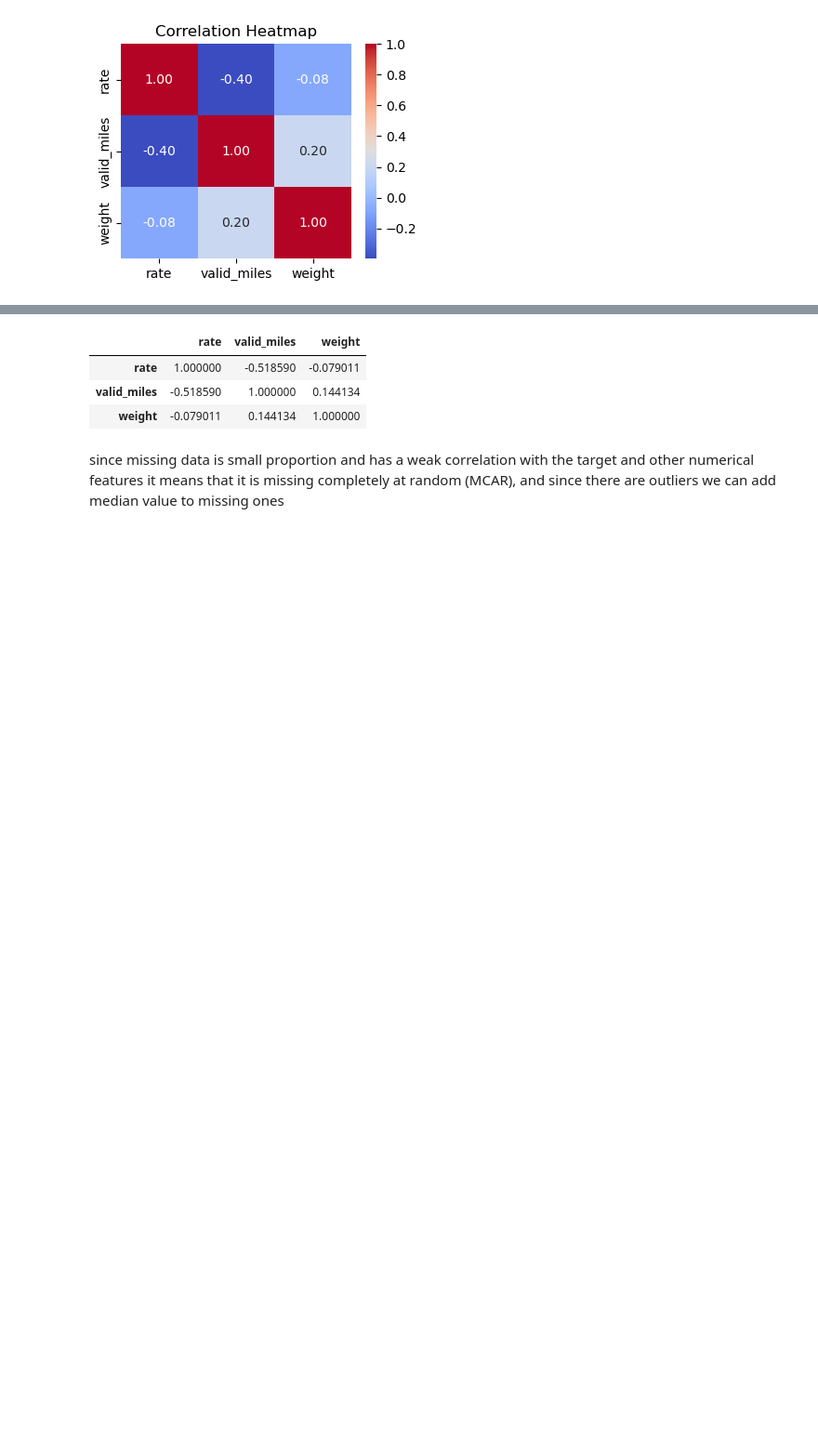
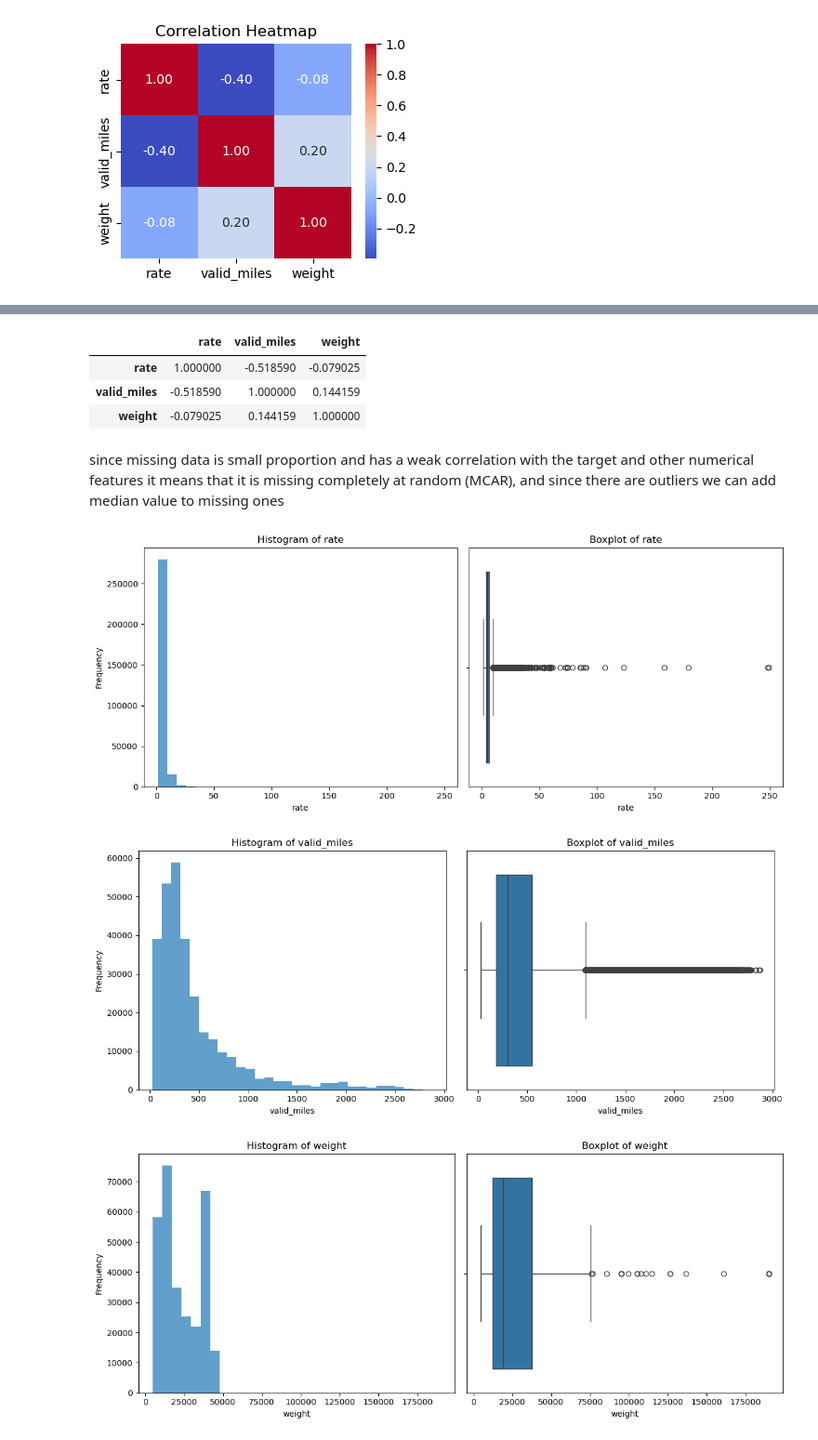
Before and after one commit to lluussiinn/ml-engineer, a Jupyter notebook: main.ipynb, the cells around one changed output, grey strips where cells are left out. Shown at 93% size. Drawn from its saved outputs; the diff is of its cells as text; code cells hidden in the pictures; blank space fills up the shorter version.

```diff
--- a/main.ipynb
+++ b/main.ipynb
@@ -40,3 +45,7 @@ print(f"Correlation between rate and rate_lag30: {correlation_lag30:.4f}")
 # %% [markdown]
 There is little correlation between present and pas values that's why we won't add lagged features
+# %%
+train_df = pd.read_csv('train.csv')
+validation_df = pd.read_csv('validation.csv')
+test_df = pd.read_csv('test.csv')
 # %%
@@ -95,11 +104,37 @@ numeric_columns.corr(method='spearman')
 numeric_columns.corr(method='kendall')
 # %% [output]
 |  | rate | valid_miles | weight |
-| rate | 1.000000 | -0.518590 | -0.079011 |
-| valid_miles | -0.518590 | 1.000000 | 0.144134 |
-| weight | -0.079011 | 0.144134 | 1.000000 |
+| rate | 1.000000 | -0.518590 | -0.079025 |
+| valid_miles | -0.518590 | 1.000000 | 0.144159 |
+| weight | -0.079025 | 0.144159 | 1.000000 |
 # %% [markdown]
 since missing data is small proportion and has a weak correlation with the target and other numerical features it means that it is missing completely at random (MCAR), and since there are outliers we can add median value to missing ones
 # %%
 # Apply imputation to train
 train_df = impute_missing_values(train_df, 'median')
+# %%
+def plot_numeric_features(df):
+    numeric_columns = df.select_dtypes(include=['number'])
+    for col in numeric_columns:
+        plt.figure(figsize=(12, 5))
+
+        # Histogram
+        plt.subplot(1, 2, 1)
+        df[col].plot(kind='hist', bins=30, alpha=0.7, title=f"Histogram of {col}")
+        plt.xlabel(col)
+        plt.ylabel("Frequency")
+
+        # Boxplot
+        plt.subplot(1, 2, 2)
+        sns.boxplot(x=df[col])
+        plt.title(f"Boxplot of {col}")
+        plt.xlabel(col)
+
+        plt.tight_layout()
+        plt.show()
+# %%
+plot_numeric_features(train_df)
+# %% [output]
+[figure, added]
+[figure, added]
+[figure, added]
```
Also changed, not shown: parts of 29 cells of this notebook.
